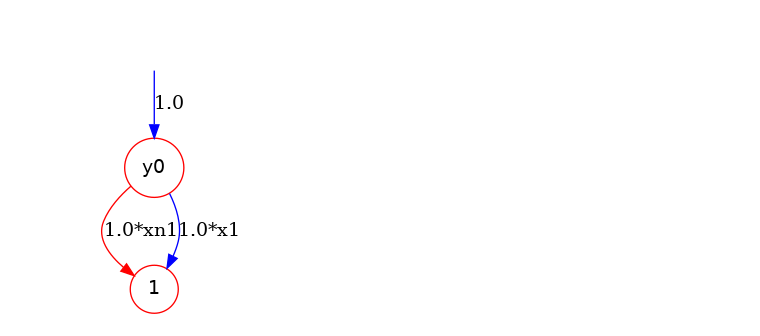
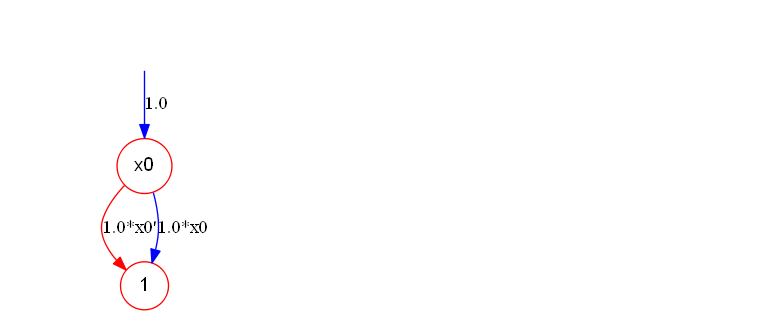
Before and after one commit to Veriqc/Symbol_TDD, a Jupyter notebook: Test_Binary2.ipynb, the cells around one changed output. Saved outputs shown, nothing was run; the diff lists cells and outputs as text; code cells hidden in the pictures.

```diff
--- a/Test_Binary2.ipynb
+++ b/Test_Binary2.ipynb
@@ -15,12 +15,12 @@ import matplotlib.pyplot as plt
 # %%
 Ini_TDD(['x0','y0','x1','y1'])
 A=['x0','y0','x1','y1','xn0','xn1']
 [x0,y0,x1,y1,xn0,xn1]=symbols(A)
-U=np.array([xn1,x1])
-var=[Index('y0')]
+U=np.array([xn0,x0])
+var=[Index('x0')]
 ts1=Tensor(U,var)
 tdd=ts1.tdd()
-tdd.show(filename='output/Hadamad')
+tdd.show()
 # ts2=Tensor(U,var)
 # %% [output]
-[figure, old version]
+[figure, new version]
```
Also changed, not shown: parts of 12 cells of this notebook.
